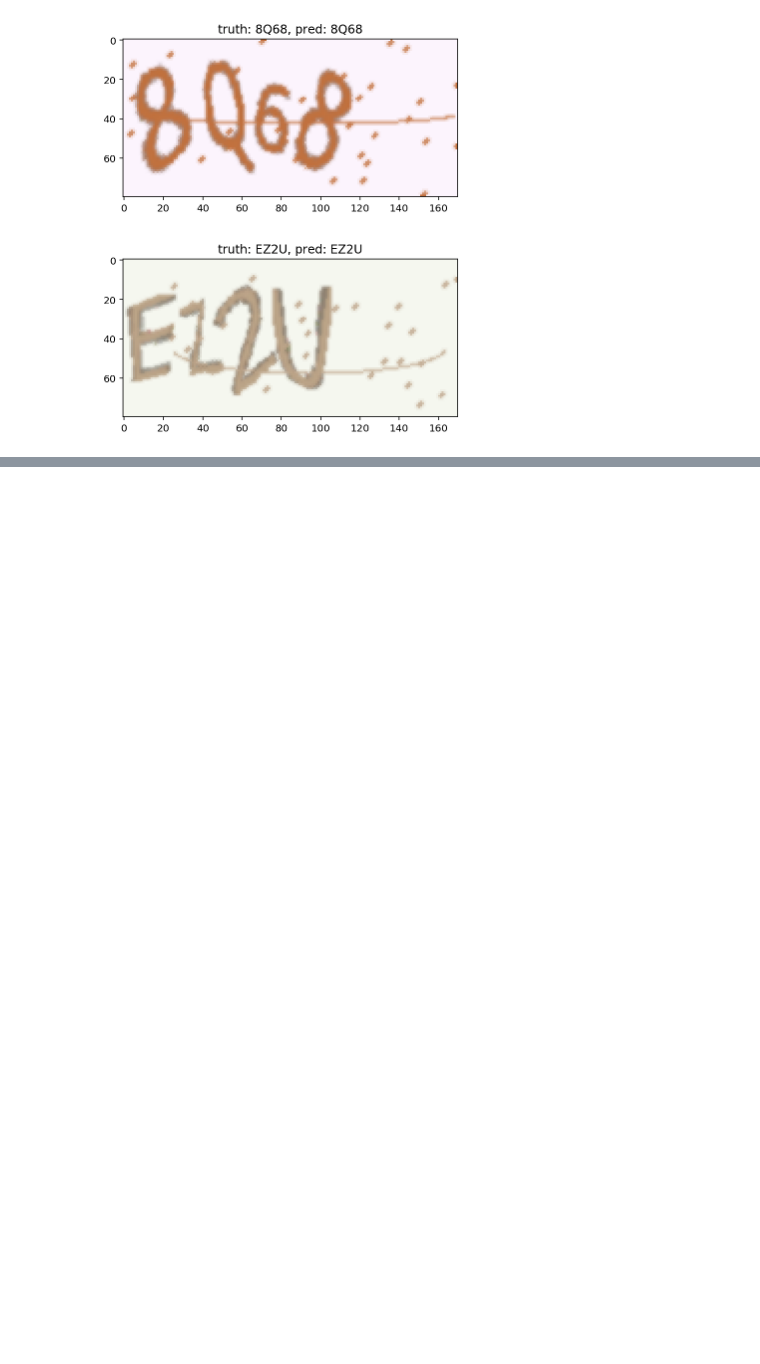
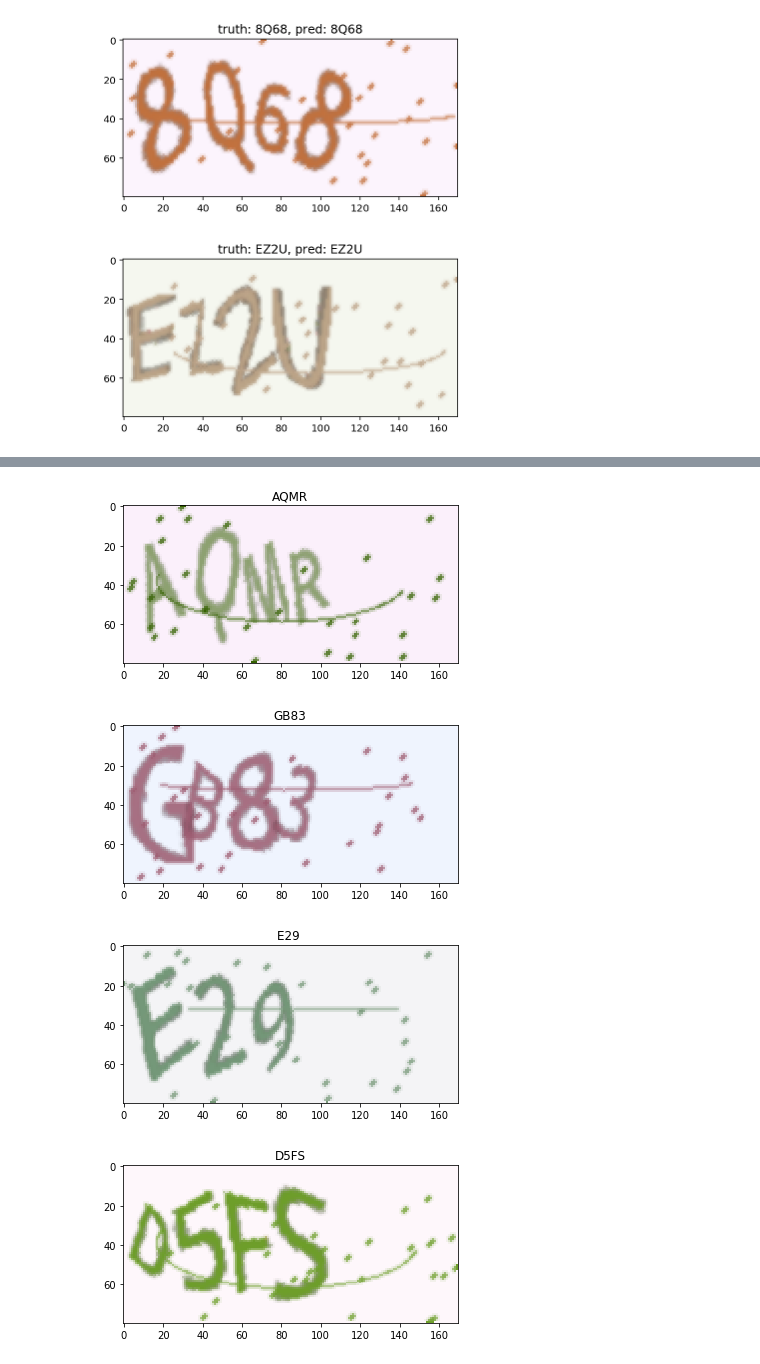
Before and after one commit to wikke/Captcha-Recognizer, a Jupyter notebook: Captcha.ipynb, the cells around one changed output, grey strips where cells are left out. Saved outputs shown, nothing was run; the diff lists cells and outputs as text; code cells hidden in the pictures; blank space fills up the shorter version.

```diff
--- a/Captcha.ipynb
+++ b/Captcha.ipynb
@@ -87,12 +86,7 @@ Image('./assets/model.png')
 # %%
 from keras.callbacks import *
 
-# auto variable RUN
-try:
-    RUN += 1
-except:
-    RUN = 1
-
+RUN = RUN + 1 if 'RUN' in locals() else 1
 LOG_DIR = '/output/training_logs/run{}'.format(RUN)
 LOG_FILE_PATH = LOG_DIR + '/checkpoint-{epoch:02d}-{val_loss:.4f}.hdf5'
 
@@ -135,7 +129,7 @@ def decode(ys):
     ys_list = []
     batch_size = ys[0].shape[0]
     for i in range(batch_size):
-        code = ''.join([characters[np.argmax(ys[j][i])] for j in range(n_len)])
+        code = ''.join([characters[np.argmax(ys[j][i])] for j in range(MAX_N_LEN)])
         ys_list.append(code)
     return ys_list
 # %%
@@ -156,0 +153,4 @@ for i in range(5):
+# %%
+# Bug takes me a morning!!!
+characters += ' '
+n_class = len(characters)
@@ -156,0 +223,34 @@ for i in range(5):
+# %%
+def ctc_gen(batch_size=32, is_dynamic_len = False):
+    X = np.zeros((batch_size, width, height, 3), dtype=np.uint8)
+    input_length = np.ones(batch_size) * 15 # int(conv_shape[1] - 2), model decided, static
+    label_length = np.zeros(batch_size) # might be dynamic
+
+    while True:
+        # 每次循环y都需要reset，默认设置成为第n_class-1的那个，可以认为是空
+        y = np.ones((batch_size, MAX_N_LEN), dtype=np.uint8) * (n_class-1)
+
+        for i in range(batch_size):
+            the_len = random.randint(MIN_N_LEN, MAX_N_LEN) if is_dynamic_len else MAX_N_LEN
+            code = ''.join([random.choice(characters) for j in range(the_len)])
+            # height,width,channel -> width,height,channel
+            X[i] = np.array(captcha_generator.generate_image(code)).transpose(1, 0, 2)
+            y[i, :the_len] = [characters.find(c) for c in code] # [1, 25, 0, 4, -1]
+            label_length[i] = the_len
+
+        # input_length就是计算CTC的输入长度，也就是图片的宽度，可以从模型中，CTC计算前的第二个维度
+        # （第一个是batch_size）中看出来。对于一个模型而言，这个是固定值。
+        # 减去2是因为 the 2 is critical here since the first couple outputs of the RNN tend to be garbage
+        yield [X, y, input_length, label_length], np.zeros(batch_size) # batch_ones
+# %%
+[X_sample, y_sample, _, _], _ = next(ctc_gen(4, is_dynamic_len=True))
+for i in range(4):
+    plt.figure(i)
+    text = ''.join([characters[j] for j in y_sample[i]])
+    plt.title(text)
+    plt.imshow(X_sample[i].transpose(1, 0, 2))
+# %% [output]
+[figure, added]
+[figure, added]
+[figure, added]
+[figure, added]
```
Also changed, not shown: parts of 15 cells of this notebook, 7 other files.
